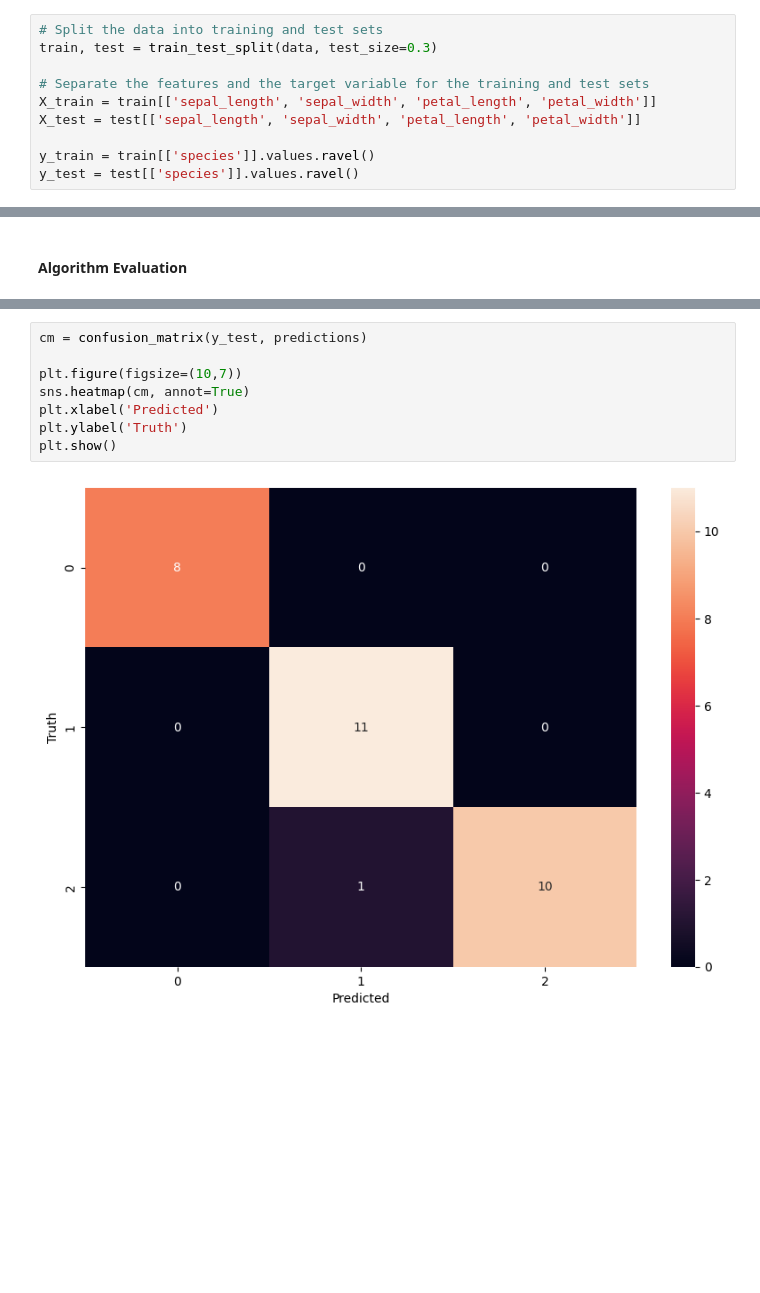
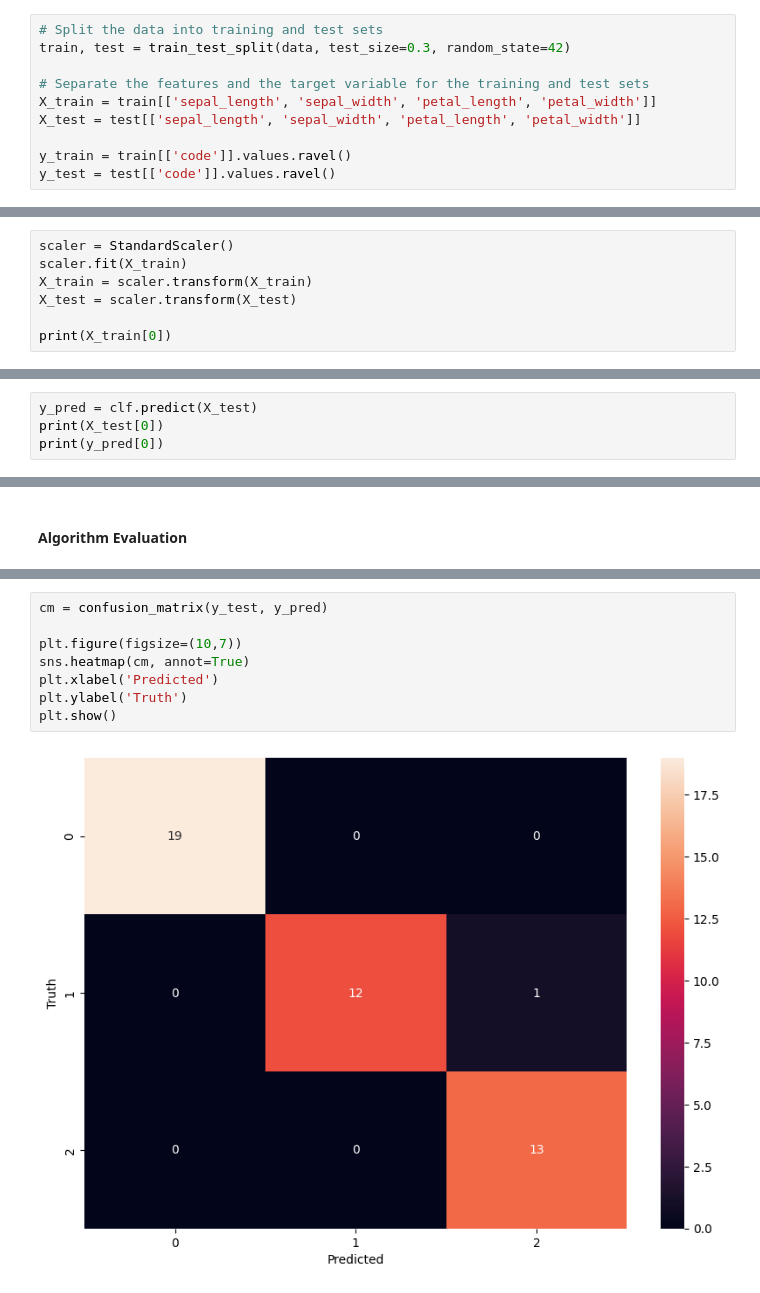
Before and after one commit to dilne/ML-Fundamentals, a Jupyter notebook: Naive Bayes - Iris.ipynb, the cells around one changed output, grey strips where cells are left out. Saved outputs shown, nothing was run; the diff lists cells and outputs as text; blank space fills up the shorter version.

Commit message:
Fixed scaling on predictions on validation set

```diff
--- a/Naive Bayes - Iris.ipynb
+++ b/Naive Bayes - Iris.ipynb
@@ -50,11 +61,11 @@ print(data.head())
 #### Data Split
 # %%
 # Split the data into training and test sets
-train, test = train_test_split(data, test_size=0.3)
+train, test = train_test_split(data, test_size=0.3, random_state=42)
 
 # Separate the features and the target variable for the training and test sets
 X_train = train[['sepal_length', 'sepal_width', 'petal_length', 'petal_width']]
 X_test = test[['sepal_length', 'sepal_width', 'petal_length', 'petal_width']]
 
-y_train = train[['species']].values.ravel()
-y_test = test[['species']].values.ravel()
+y_train = train[['code']].values.ravel()
+y_test = test[['code']].values.ravel()
@@ -71,0 +82,7 @@ print(X_train.head())
+# %%
+scaler = StandardScaler()
+scaler.fit(X_train)
+X_train = scaler.transform(X_train)
+X_test = scaler.transform(X_test)
+
+print(X_train[0])
@@ -82,0 +100,4 @@ predictions = clf.predict(X_test)
+# %%
+y_pred = clf.predict(X_test)
+print(X_test[0])
+print(y_pred[0])
@@ -99,10 +121,10 @@ weighted avg       0.97      0.97      0.97        30
 # %%
-cm = confusion_matrix(y_test, predictions)
+cm = confusion_matrix(y_test, y_pred)
 
 plt.figure(figsize=(10,7))
 sns.heatmap(cm, annot=True)
 plt.xlabel('Predicted')
 plt.ylabel('Truth')
 plt.show()
 # %% [output]
-[figure, old version]
+[figure, new version]
```
Also changed, not shown: parts of 15 cells of this notebook, 1 other file.
